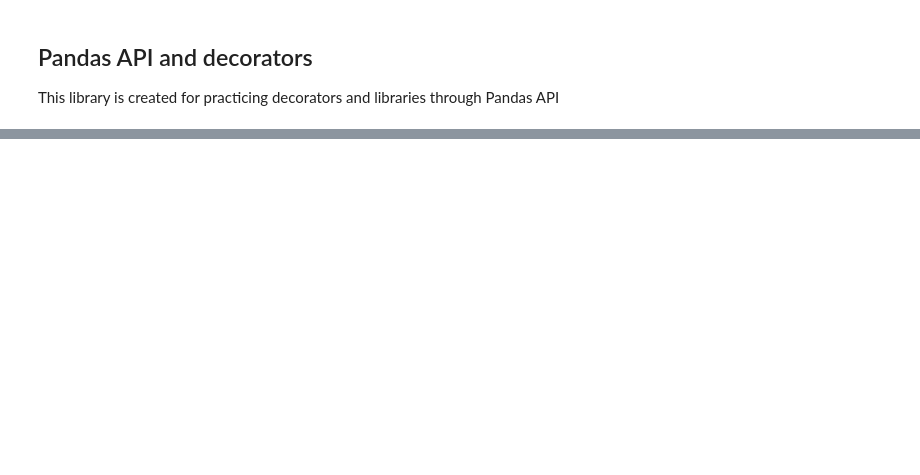
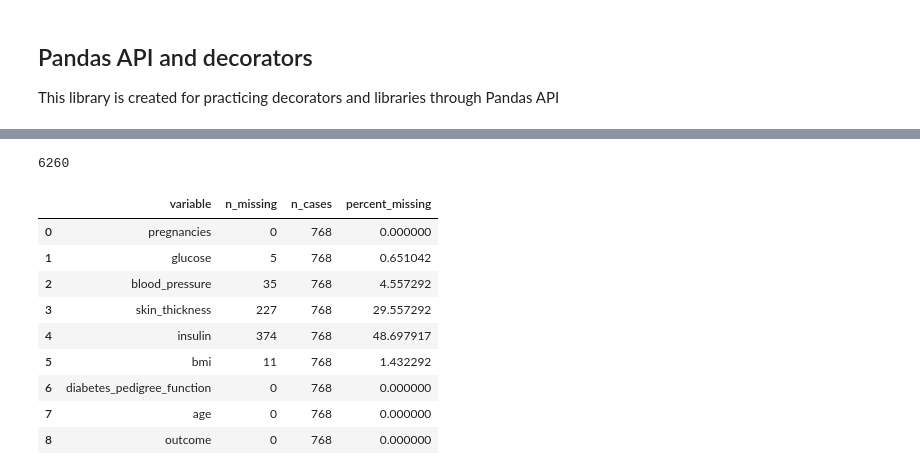
Before and after one commit to fenilenvinileno97/missing-values, a Jupyter notebook: notebooks/missing-library.ipynb, the cells around one changed output, grey strips where cells are left out. Cells and saved outputs as stored; diff of their text form; code cells hidden in the pictures; blank space fills up the shorter version.

```diff
--- a/notebooks/missing-library.ipynb
+++ b/notebooks/missing-library.ipynb
@@ -90,3 +151,20 @@ df.missing.number_missing()
+# %%
+df.missing.number_complete()
+# %% [output]
+6260
+# %%
+df.missing.missing_variable_summary()
+# %% [output]
+|  | variable | n_missing | n_cases | percent_missing |
+| 0 | pregnancies | 0 | 768 | 0.000000 |
+| 1 | glucose | 5 | 768 | 0.651042 |
+| 2 | blood_pressure | 35 | 768 | 4.557292 |
+| 3 | skin_thickness | 227 | 768 | 29.557292 |
+| 4 | insulin | 374 | 768 | 48.697917 |
+| 5 | bmi | 11 | 768 | 1.432292 |
+| 6 | diabetes_pedigree_function | 0 | 768 | 0.000000 |
+| 7 | age | 0 | 768 | 0.000000 |
+| 8 | outcome | 0 | 768 | 0.000000 |
 # %%
 df.missing.missing_case_summary()
 # %% [output]
```
Also changed, not shown: parts of 13 cells of this notebook, 2 other files.
